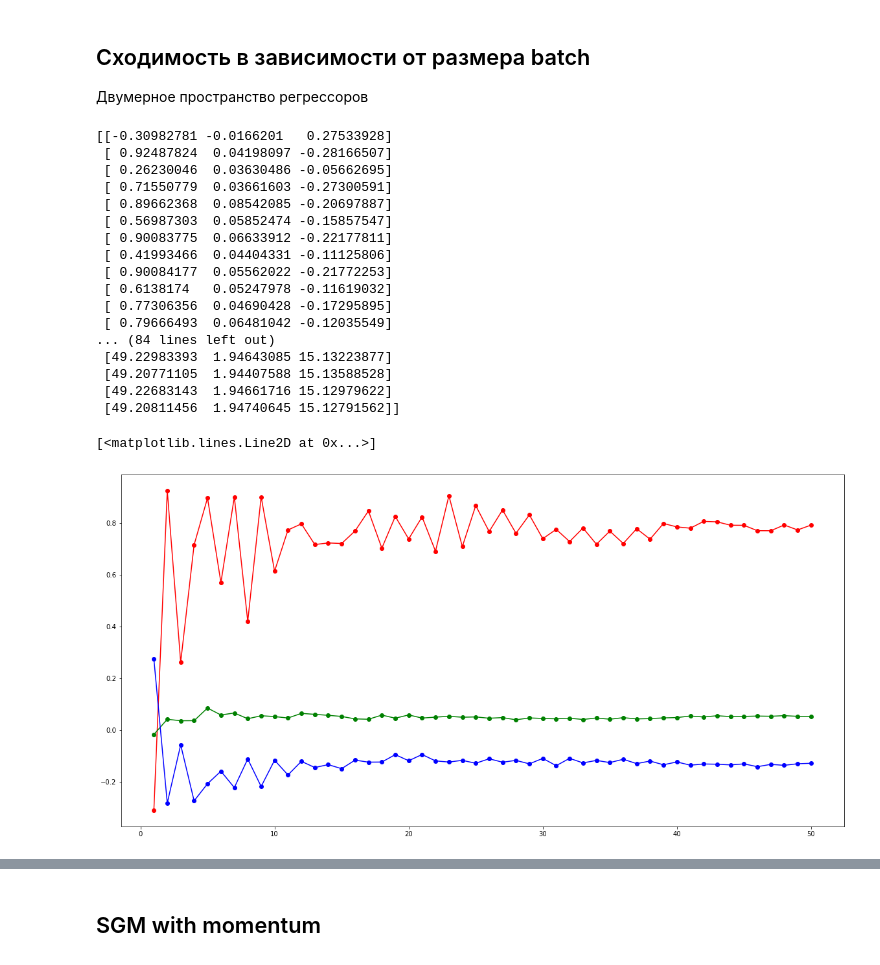
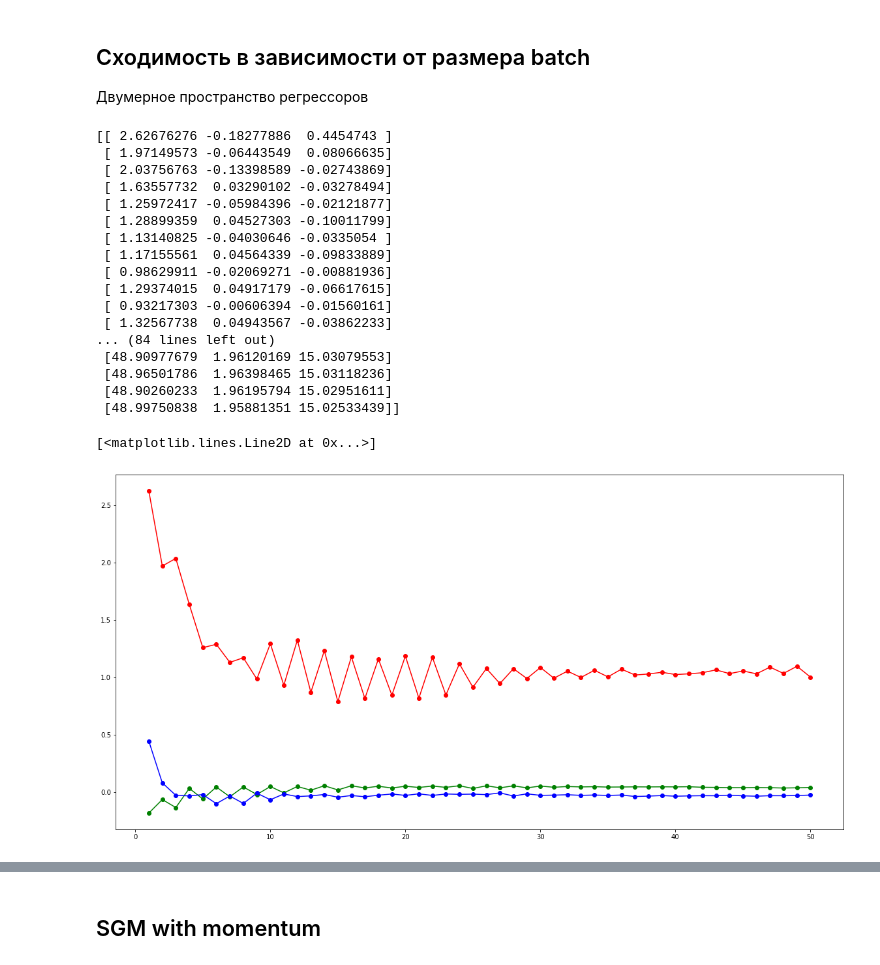
Before and after one commit to enotvtapke/met_opt_lab_2, a Jupyter notebook: SGD.ipynb, the cells around one changed output, grey strips where cells are left out. Saved outputs shown, nothing was run; the diff lists cells and outputs as text; code cells hidden in the pictures.

```diff
--- a/SGD.ipynb
+++ b/SGD.ipynb
@@ -278,45 +395,45 @@ print(points)
 # %%
 tt = np.linspace(-10, 10, 10)
 b = [50, 2, 15]
-t, ft = generate_dataset(b, 10, tt)
+t, ft = generate_dataset_old(b, 10, tt)
 sum_fun = generate_minimized_fun(t, ft)
 
 # SGD params
 x = np.zeros(3)
 epoch = 50
 lr = [10, 0.2, 0.4]
 scheduler = lambda lr: np.array(lr) * np.exp(-0.01)
 
 # n <= np.power(len(tt), 2)
 n = 50
 min_points = []
 for batch_size in range(1, n + 1):
     min_points.append(sgd(sum_fun, x, epoch, batch_size, lr, scheduler=scheduler)[-1])
 
 min_points = np.array(min_points)
 print(b - min_points)
 print(min_points)
 
 plt.plot(np.linspace(1, n, n), (b - min_points)[:, 0], '-o', color='red')
 plt.plot(np.linspace(1, n, n), (b - min_points)[:, 1], '-o', color='green')
 plt.plot(np.linspace(1, n, n), (b - min_points)[:, 2], '-o', color='blue')
 # %% [output]
-[[-0.30982781 -0.0166201   0.27533928]
- [ 0.92487824  0.04198097 -0.28166507]
- [ 0.26230046  0.03630486 -0.05662695]
- [ 0.71550779  0.03661603 -0.27300591]
- [ 0.89662368  0.08542085 -0.20697887]
- [ 0.56987303  0.05852474 -0.15857547]
- [ 0.90083775  0.06633912 -0.22177811]
- [ 0.41993466  0.04404331 -0.11125806]
- [ 0.90084177  0.05562022 -0.21772253]
- [ 0.6138174   0.05247978 -0.11619032]
- [ 0.77306356  0.04690428 -0.17295895]
- [ 0.79666493  0.06481042 -0.12035549]
+[[ 2.62676276 -0.18277886  0.4454743 ]
+ [ 1.97149573 -0.06443549  0.08066635]
+ [ 2.03756763 -0.13398589 -0.02743869]
+ [ 1.63557732  0.03290102 -0.03278494]
+ [ 1.25972417 -0.05984396 -0.02121877]
+ [ 1.28899359  0.04527303 -0.10011799]
+ [ 1.13140825 -0.04030646 -0.0335054 ]
+ [ 1.17155561  0.04564339 -0.09833889]
+ [ 0.98629911 -0.02069271 -0.00881936]
+ [ 1.29374015  0.04917179 -0.06617615]
+ [ 0.93217303 -0.00606394 -0.01560161]
+ [ 1.32567738  0.04943567 -0.03862233]
 ... (84 lines left out)
- [49.22983393  1.94643085 15.13223877]
- [49.20771105  1.94407588 15.13588528]
- [49.22683143  1.94661716 15.12979622]
- [49.20811456  1.94740645 15.12791562]]
+ [48.90977679  1.96120169 15.03079553]
+ [48.96501786  1.96398465 15.03118236]
+ [48.90260233  1.96195794 15.02951611]
+ [48.99750838  1.95881351 15.02533439]]
 [<matplotlib.lines.Line2D at 0x...>]
-[figure, old version]
+[figure, new version]
```
Also changed, not shown: parts of 20 cells of this notebook.
